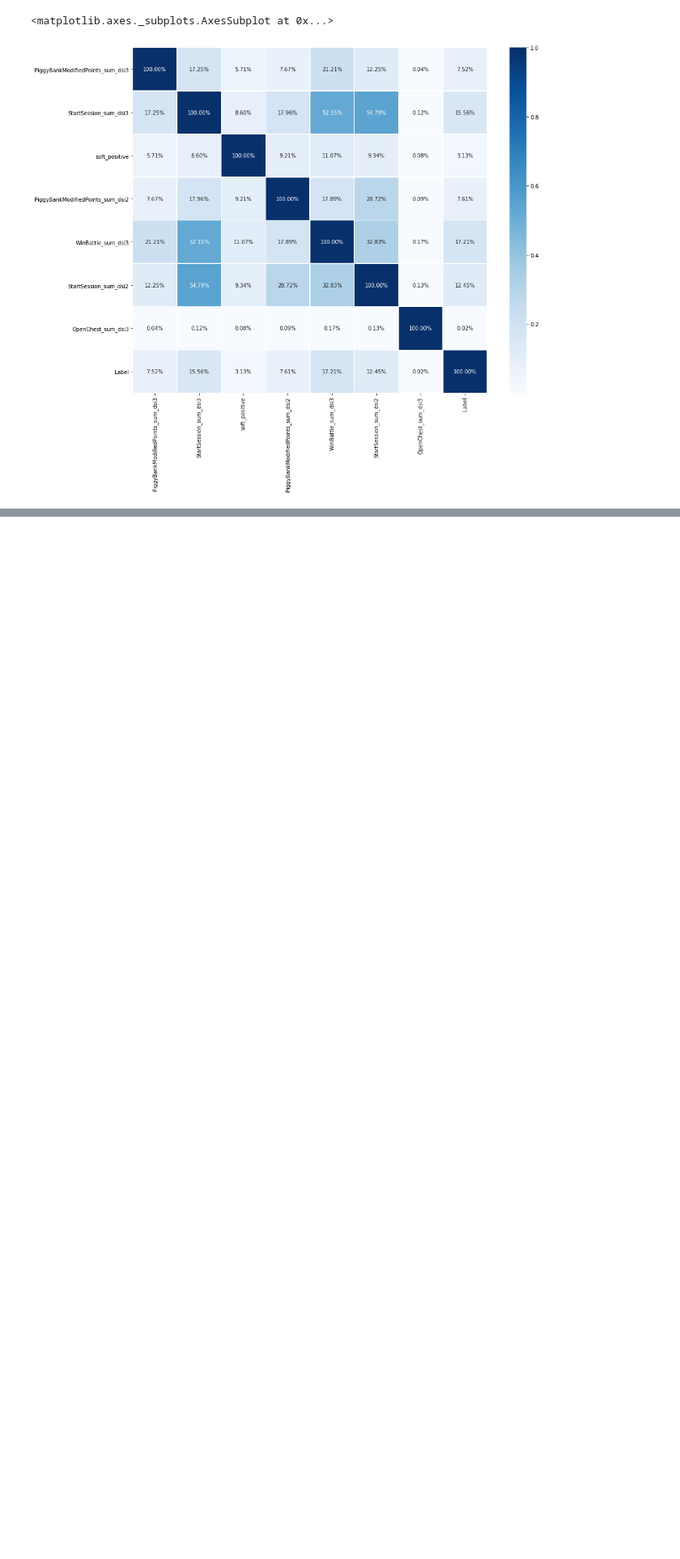
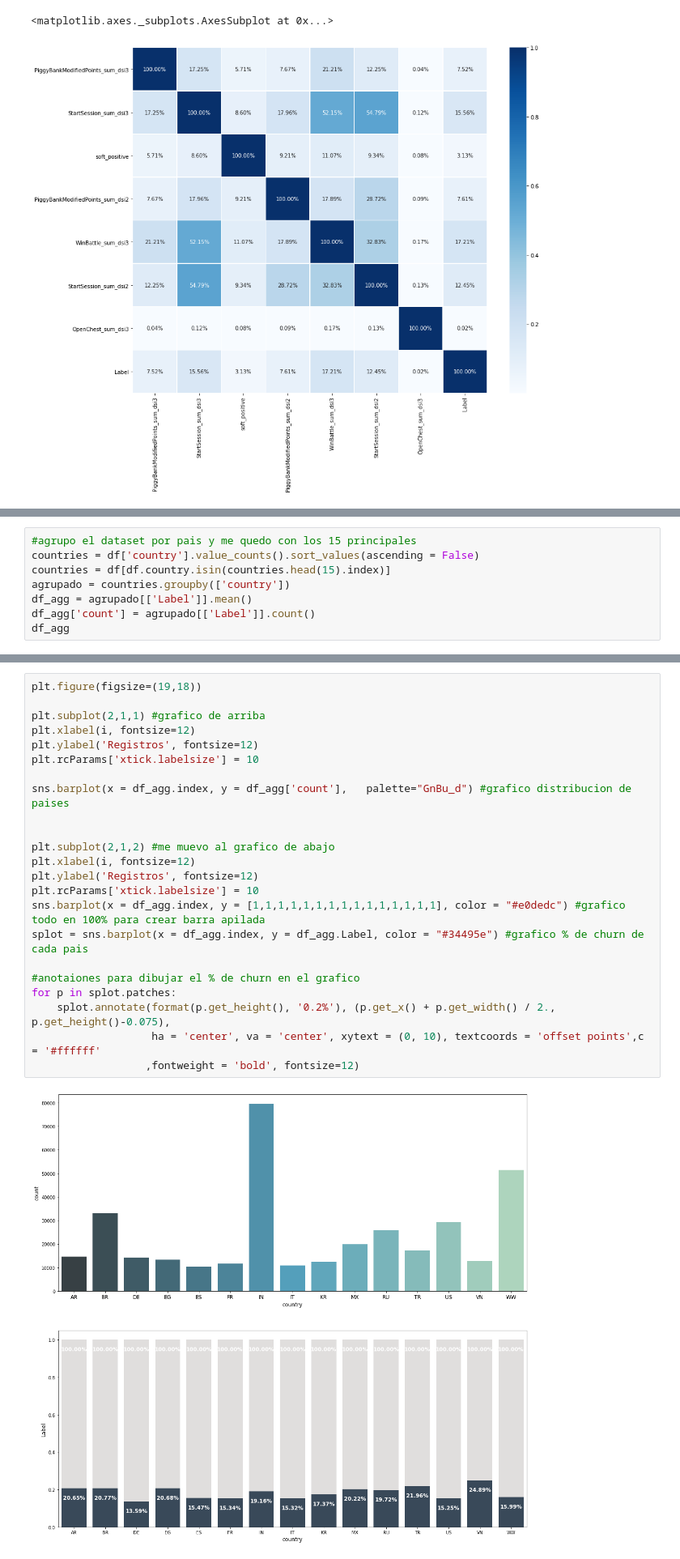
Before and after one commit to francomatiasferrari/md_MIM, a Jupyter notebook: analysis/EDA_GU.ipynb, the cells around one changed output, grey strips where cells are left out. Shown: that part at 81% size. Drawn from its saved outputs; the diff is of its cells as text; blank space fills up the shorter version.

```diff
--- a/analysis/EDA_GU.ipynb
+++ b/analysis/EDA_GU.ipynb
@@ -388,0 +472,8 @@ sns.heatmap(df_numerical.loc[:,var].corr().abs(), annot=True, linewidths=0.5, cm
+# %%
+#agrupo el dataset por pais y me quedo con los 15 principales
+countries = df['country'].value_counts().sort_values(ascending = False)
+countries = df[df.country.isin(countries.head(15).index)]
+agrupado = countries.groupby(['country'])
+df_agg = agrupado[['Label']].mean()
+df_agg['count'] = agrupado[['Label']].count()
+df_agg
@@ -388,0 +498,25 @@ sns.heatmap(df_numerical.loc[:,var].corr().abs(), annot=True, linewidths=0.5, cm
+# %%
+plt.figure(figsize=(19,18))
+
+plt.subplot(2,1,1) #grafico de arriba
+plt.xlabel(i, fontsize=12)
+plt.ylabel('Registros', fontsize=12)
+plt.rcParams['xtick.labelsize'] = 10
+
+sns.barplot(x = df_agg.index, y = df_agg['count'],   palette="GnBu_d") #grafico distribucion de paises
+
+
+plt.subplot(2,1,2) #me muevo al grafico de abajo
+plt.xlabel(i, fontsize=12)
+plt.ylabel('Registros', fontsize=12)
+plt.rcParams['xtick.labelsize'] = 10
+sns.barplot(x = df_agg.index, y = [1,1,1,1,1,1,1,1,1,1,1,1,1,1,1], color = "#e0dedc") #grafico todo en 100% para crear barra apilada
+splot = sns.barplot(x = df_agg.index, y = df_agg.Label, color = "#34495e") #grafico % de churn de cada pais
+
+#anotaiones para dibujar el % de churn en el grafico
+for p in splot.patches:
+    splot.annotate(format(p.get_height(), '0.2%'), (p.get_x() + p.get_width() / 2., p.get_height()-0.075),
+                   ha = 'center', va = 'center', xytext = (0, 10), textcoords = 'offset points',c = '#ffffff'
+                  ,fontweight = 'bold', fontsize=12)
+# %% [output]
+[figure, added]
```
Also changed, not shown: parts of 33 cells of this notebook.
